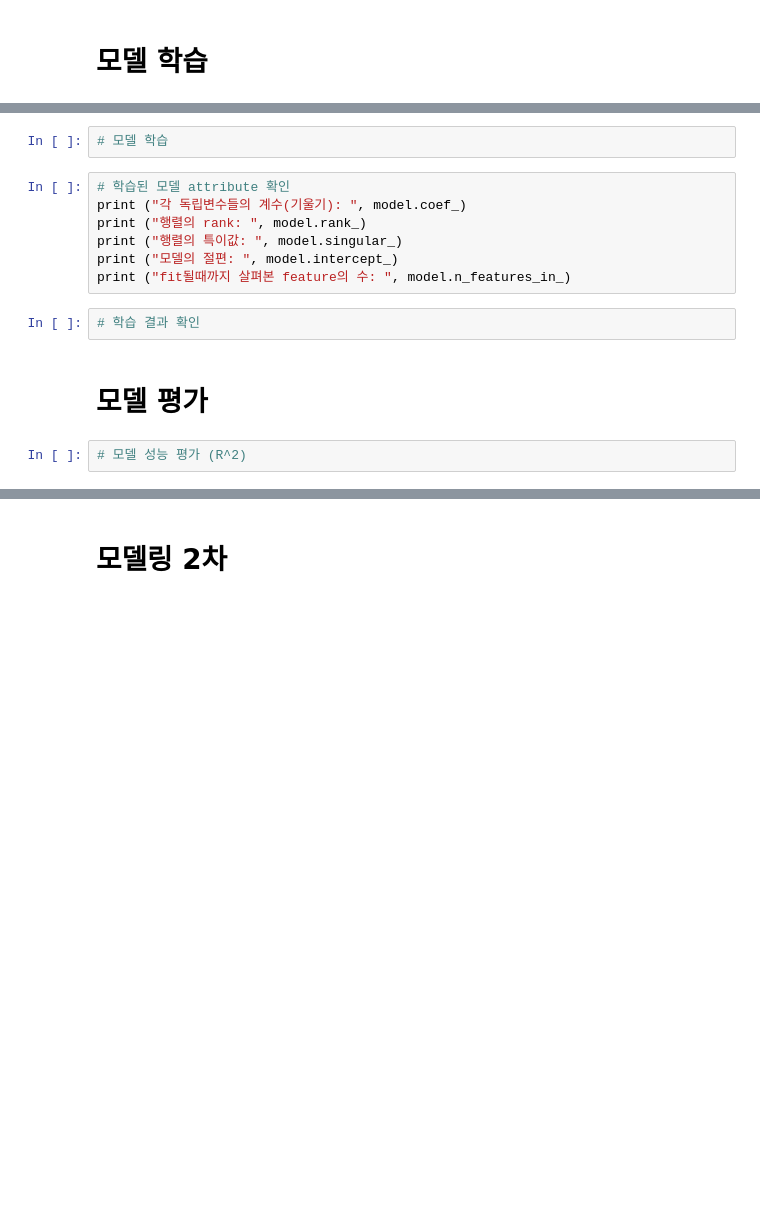
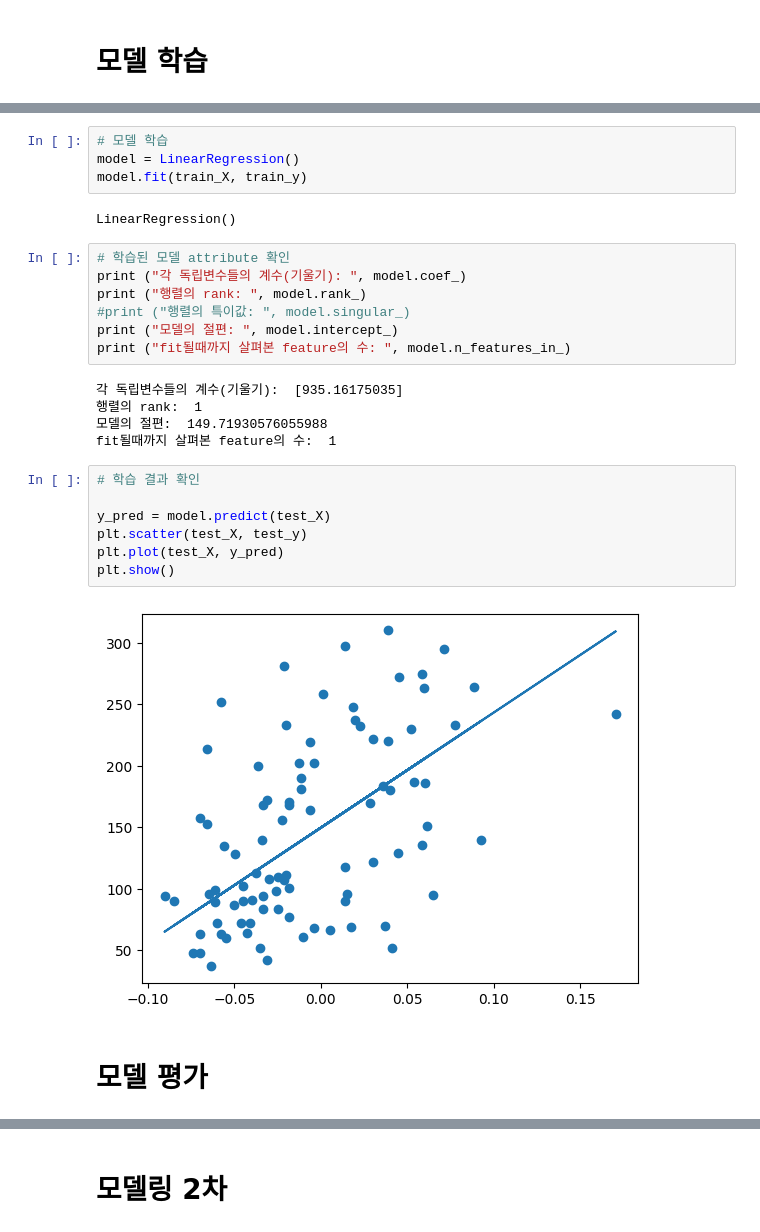
Before and after one commit to Hataeju/Regression, a Jupyter notebook: 회귀.ipynb, the cells around one changed output, grey strips where cells are left out. Saved outputs shown, nothing was run; the diff lists cells and outputs as text; blank space fills up the shorter version.

```diff
--- a/회귀.ipynb
+++ b/회귀.ipynb
@@ -41,15 +134,29 @@ train_X
 # %%
 # 모델 학습
+model = LinearRegression()
+model.fit(train_X, train_y)
+# %% [output]
+LinearRegression()
 # %%
 # 학습된 모델 attribute 확인
 print ("각 독립변수들의 계수(기울기): ", model.coef_)
 print ("행렬의 rank: ", model.rank_)
-print ("행렬의 특이값: ", model.singular_)
+#print ("행렬의 특이값: ", model.singular_)
 print ("모델의 절편: ", model.intercept_)
 print ("fit될때까지 살펴본 feature의 수: ", model.n_features_in_)
+# %% [output]
+각 독립변수들의 계수(기울기):  [935.16175035]
+행렬의 rank:  1
+모델의 절편:  149.71930576055988
+fit될때까지 살펴본 feature의 수:  1
-# %%
-# 학습 결과 확인
+# %%
+# 학습 결과 확인
+
+y_pred = model.predict(test_X)
+plt.scatter(test_X, test_y)
+plt.plot(test_X, y_pred)
+plt.show()
+# %% [output]
+[figure, added]
 # %% [markdown]
 # 모델 평가
-# %%
-# 모델 성능 평가 (R^2)
```
Also changed, not shown: parts of 11 cells of this notebook.
